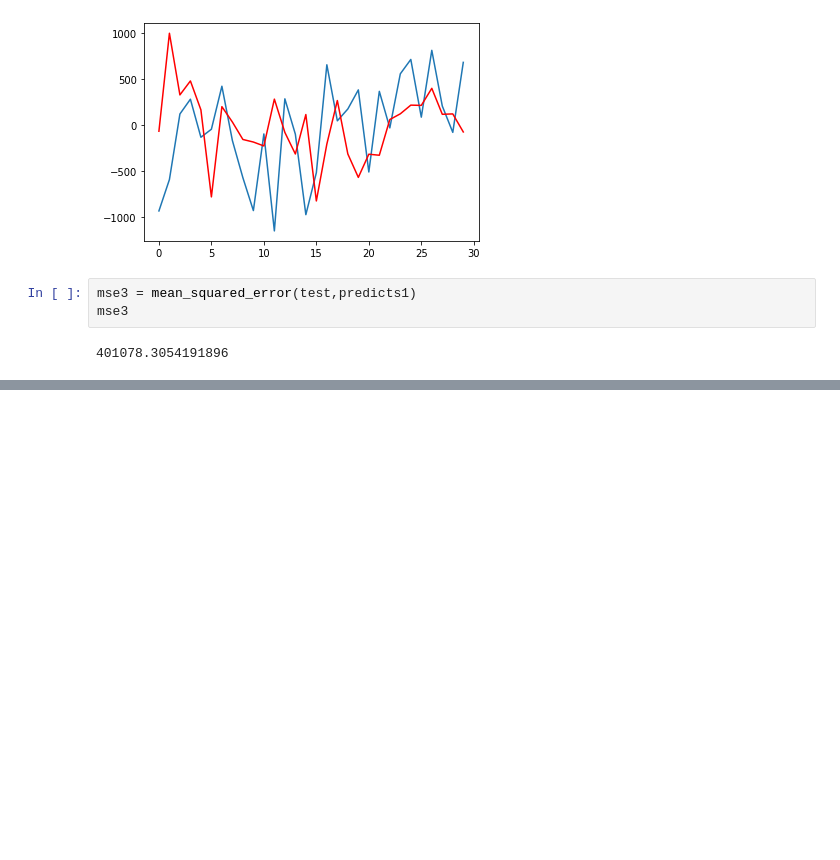
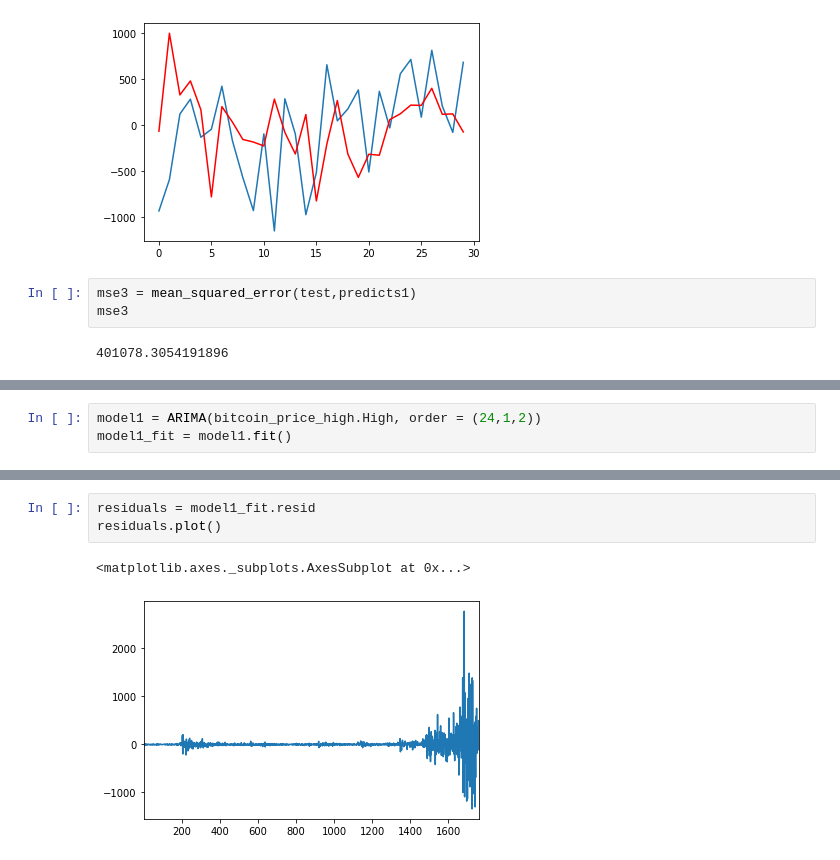
Before and after one commit to pravinknr/MSc-Computer-Science-Project-2020-, a Jupyter notebook: Cryptocurency Historic data Analysis/Python/Cryptocurrency Price Prediction and Analysis.ipynb, the cells around one changed output, grey strips where cells are left out. Cells and saved outputs as stored; diff of their text form; blank space fills up the shorter version.

```diff
--- a/Cryptocurency Historic data Analysis/Python/Cryptocurrency Price Prediction.ipynb
+++ b/Cryptocurency Historic data Analysis/Python/Cryptocurrency Price Prediction and Analysis.ipynb
@@ -538,0 +580,3 @@ mse3
+# %%
+model1 = ARIMA(bitcoin_price_high.High, order = (24,1,2))
+model1_fit = model1.fit()
@@ -538,0 +627,6 @@ mse3
+# %%
+residuals = model1_fit.resid
+residuals.plot()
+# %% [output]
+<matplotlib.axes._subplots.AxesSubplot at 0x...>
+[figure, added]
```
Also changed, not shown: parts of 30 cells of this notebook.
